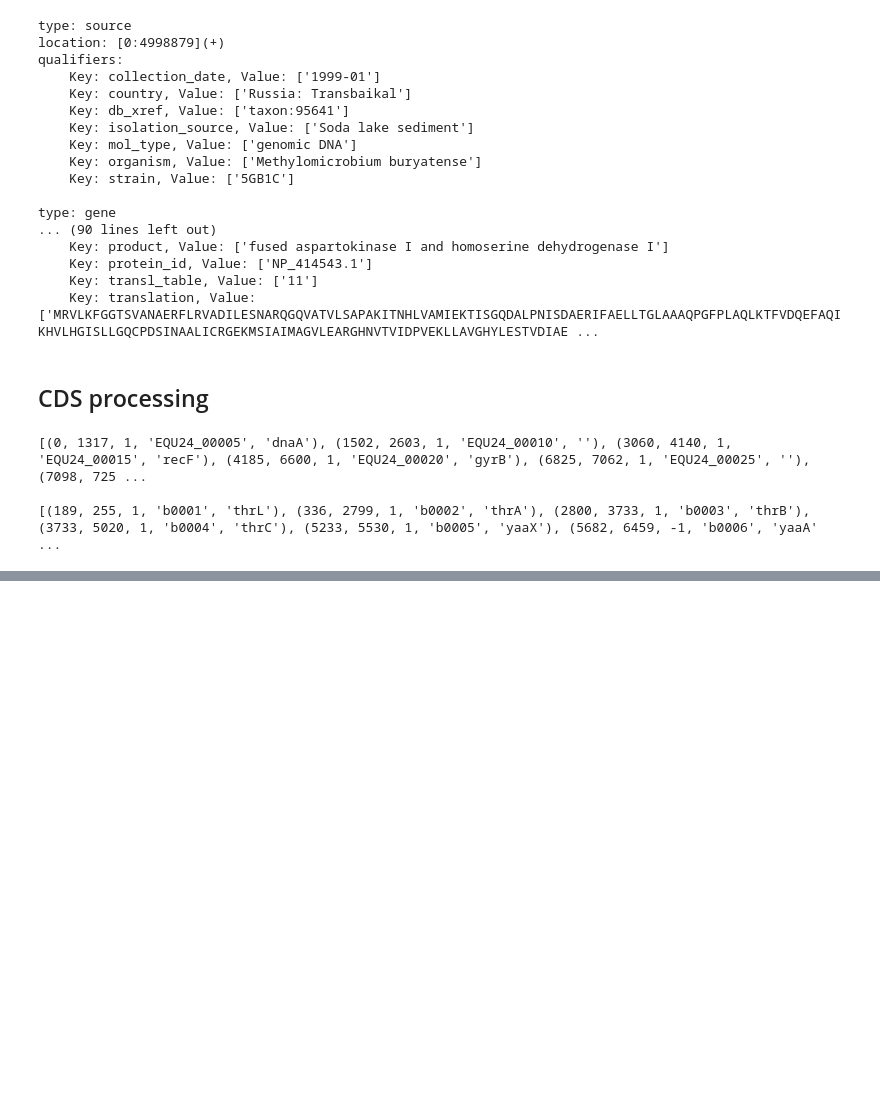
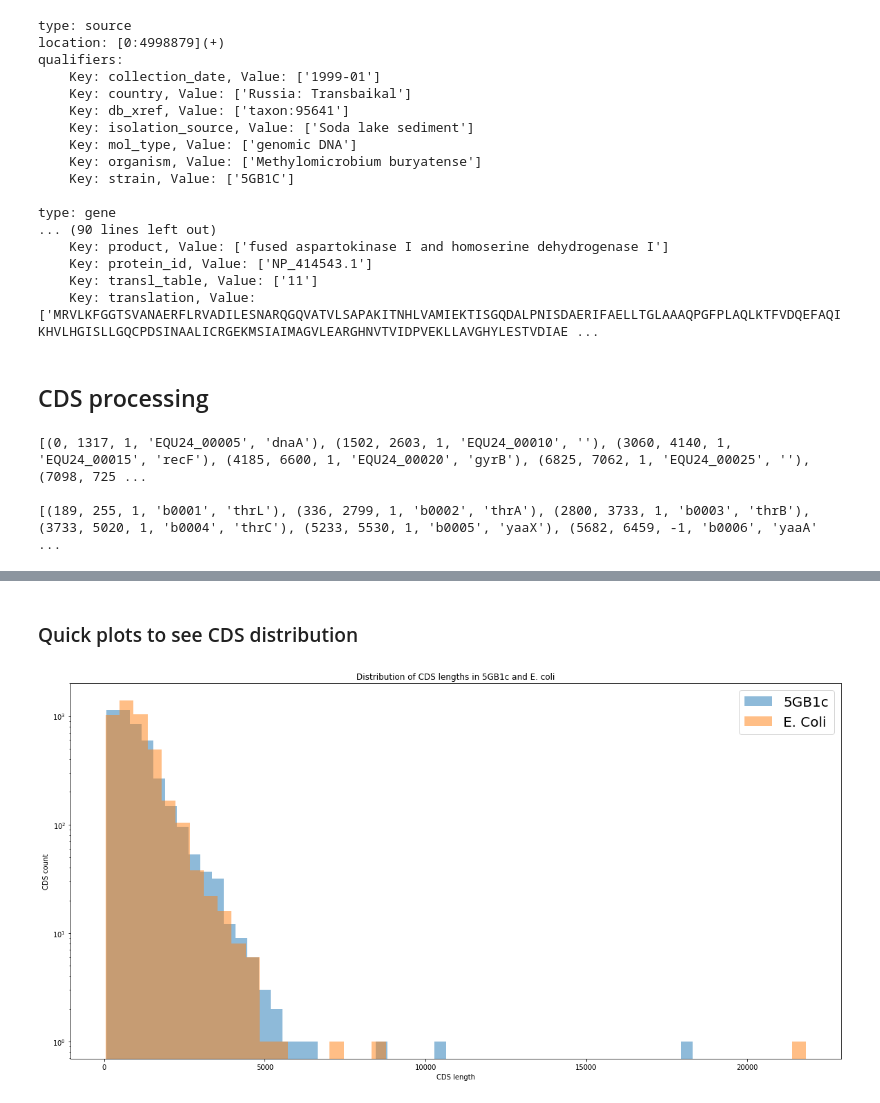
Before and after one commit to erinhwilson/regulatory-dna-perplexity, a Jupyter notebook: promoter_perplexity.ipynb, the cells around one changed output, grey strips where cells are left out. Drawn from its saved outputs; the diff is of its cells as text; code cells hidden in the pictures; blank space fills up the shorter version.

```diff
--- a/promoter_perplexity.ipynb
+++ b/promoter_perplexity.ipynb
@@ -105,0 +153,17 @@ print(cds_ecoli[:10])
+# %% [markdown]
+### Quick plots to see CDS distribution
+# %%
+cds_5G_lengths = [e-s for (s,e,_,_,_) in cds_5G]
+cds_ecoli_lengths = [e-s for (s,e,_,_,_) in cds_ecoli]
+
+plt.figure(figsize=(20,10))
+plt.hist(cds_5G_lengths, alpha = 0.5, bins=50, label='5GB1c')
+plt.hist(cds_ecoli_lengths, alpha = 0.5, bins=50, label='E. Coli')
+plt.yscale('log')
+plt.xlabel("CDS length")
+plt.ylabel("CDS count")
+plt.title("Distribution of CDS lengths in 5GB1c and E. coli")
+plt.legend(fontsize = 20)
+plt.show()
+# %% [output]
+[figure, added]
```
Also changed, not shown: parts of 13 cells of this notebook.
